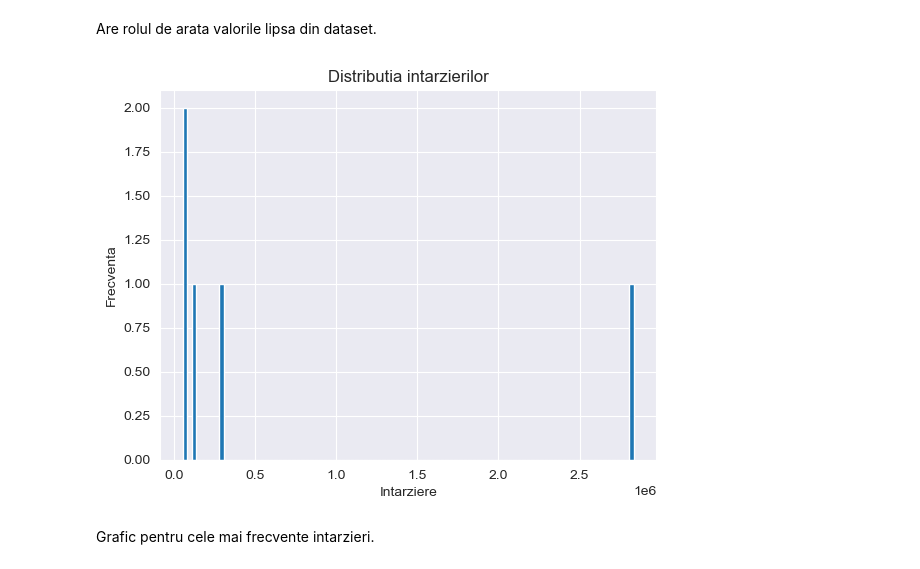
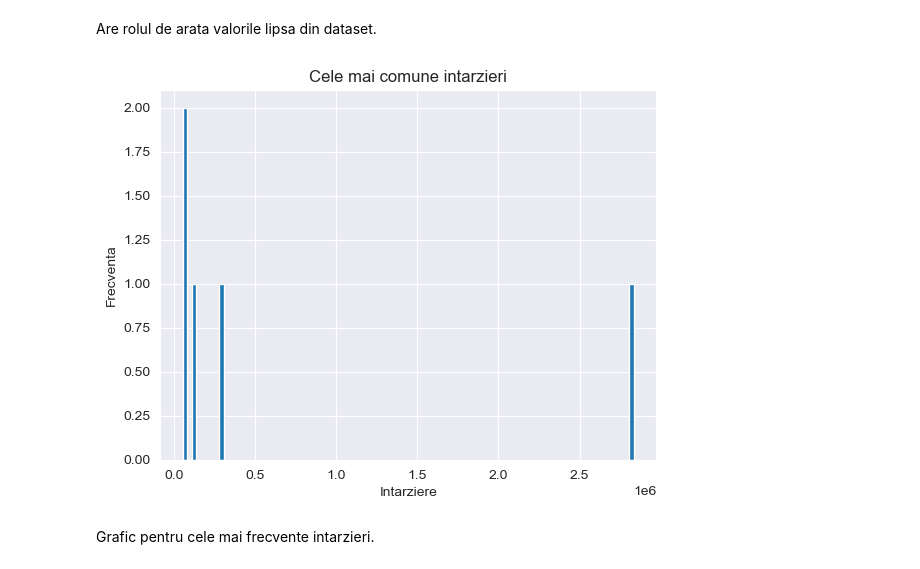
Before and after one commit to 4lac1vica/PolishTrainsDelaysML, a Jupyter notebook: delaysNb.ipynb, the cells around one changed output. Cells and saved outputs as stored; diff of their text form; code cells hidden in the pictures.

```diff
--- a/delaysNb.ipynb
+++ b/delaysNb.ipynb
@@ -113,12 +118,12 @@ Are rolul de arata valorile lipsa din dataset.
 # %%
 biggest_delays = df["delay"].value_counts().head()
 biggest_delays.hist(bins=100)
-plt.title("Distributia intarzierilor")
+plt.title("Cele mai comune intarzieri")
 plt.xlabel("Intarziere")
 plt.ylabel("Frecventa")
 plt.show()
 # %% [output]
-[figure, old version]
+[figure, new version]
 # %% [markdown]
 Grafic pentru cele mai frecvente intarzieri.
 # %%
```
Also changed, not shown: parts of 29 cells of this notebook.
